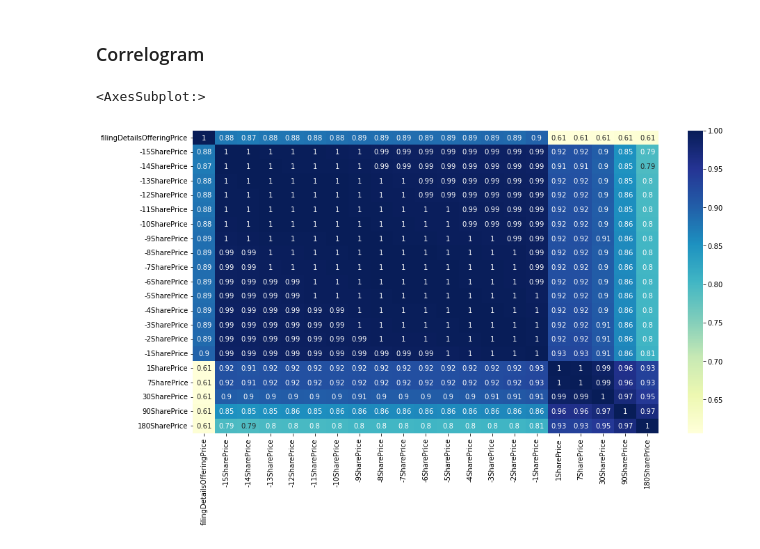
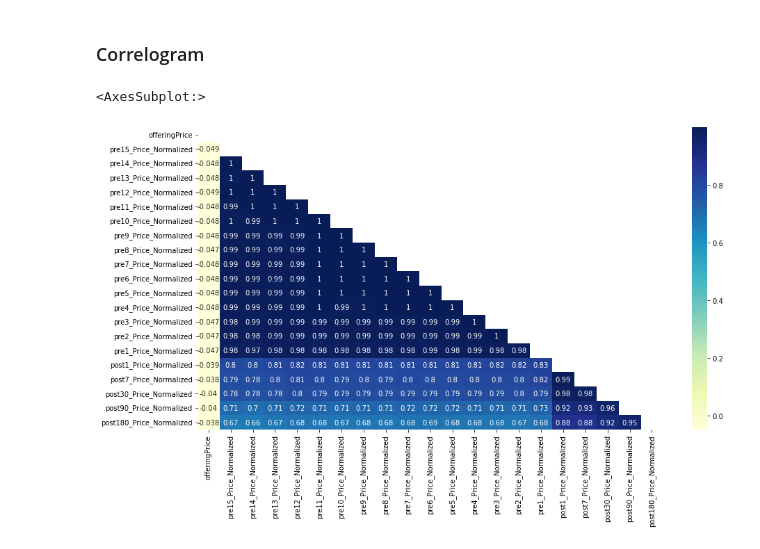
Before and after one commit to vgimfs/DSC_2022_final, a Jupyter notebook: 02- DSC 2022 Exploratory Data Analysis.ipynb, the cells around one changed output. Drawn from its saved outputs; the diff is of its cells as text; code cells hidden in the pictures.

```diff
--- a/02- DSC 2022 Exploratory Data Analysis.ipynb
+++ b/02- DSC 2022 Exploratory Data Analysis.ipynb
@@ -20,7 +20,7 @@ import numpy as np
 import matplotlib.pyplot as plt
 import seaborn as sns
 # %%
-cmg = pd.read_excel('cmg_final.xlsx',index_col = 'offeringId')
+cmg = pd.read_excel('cmg.xlsx',index_col = 'offeringId')
 cmg.head(5)
 # %% [output]
 |  | offeringPricingDate | offeringType | offeringSector | offeringSubSector | offeringDiscountToLastTrade | ... |
@@ -200,0 +210,24 @@ g.add_legend()
+# %%
+cmg['abnormal']  = cmg['post1_Price_Normalized'] > 0.25
+sum(cmg['abnormal'])/cmg.shape[0]
+fig, ax = plt.subplots(3,2, figsize = (16, 12))
+sns.scatterplot(x = cmg[cmg.abnormal].offeringPrice,
+                y = cmg[cmg.abnormal]['post1_Price_Normalized'], ax = ax[0, 0])
+ax[0, 0].set_title('Abnormal')
+sns.scatterplot(x = cmg[cmg.abnormal == False].offeringPrice,
+                y = cmg[cmg.abnormal == False]['post1_Price_Normalized'], ax = ax[0, 1] )
+ax[0, 1].set_title('Normal')
+ax[1, 0].pie(x = cmg[cmg.abnormal].offeringType.value_counts(), autopct="%.1f%%",
+        labels = cmg[cmg.abnormal].offeringType.value_counts().index,
+        colors = list(map(type_dict.get, list(cmg[cmg.abnormal].offeringType.value_counts().index))))
+ax[1, 1].pie(x = cmg[cmg.abnormal == False].offeringType.value_counts(), autopct="%.1f%%",
+        labels = cmg[cmg.abnormal == False].offeringType.value_counts().index,
+        colors = list(map(type_dict.get, list(cmg[cmg.abnormal == False].offeringType.value_counts().index))))
+
+ax[2, 0].pie(x = cmg[cmg.abnormal].offeringSector.value_counts(), autopct="%.1f%%",
+        labels = cmg[cmg.abnormal].offeringSector.value_counts().index,
+        colors = list(map(sector_dict.get, list(cmg[cmg.abnormal].offeringSector.value_counts().index))))
+ax[2, 1].pie(x = cmg[cmg.abnormal == False].offeringSector.value_counts(), autopct="%.1f%%",
+        labels = cmg[cmg.abnormal == False].offeringSector.value_counts().index,
+        colors = list(map(sector_dict.get, list(cmg[cmg.abnormal == False].offeringSector.value_counts().index))))
+plt.show()
@@ -203,7 +238,9 @@ g.add_legend()
 ### Correlogram
 # %%
 plt.figure(figsize = (15,8))
-sns.heatmap(cmg.filter(like="Price").corr(), cmap="YlGnBu", annot=True)
+corr = cmg.filter(like="Price").corr()
+matrix = np.triu(corr)
+sns.heatmap(corr, cmap="YlGnBu", annot=True, mask = matrix)
 # %% [output]
 <AxesSubplot:>
-[figure, old version]
+[figure, new version]
```
Also changed, not shown: parts of 7 cells of this notebook, 8 other files.
